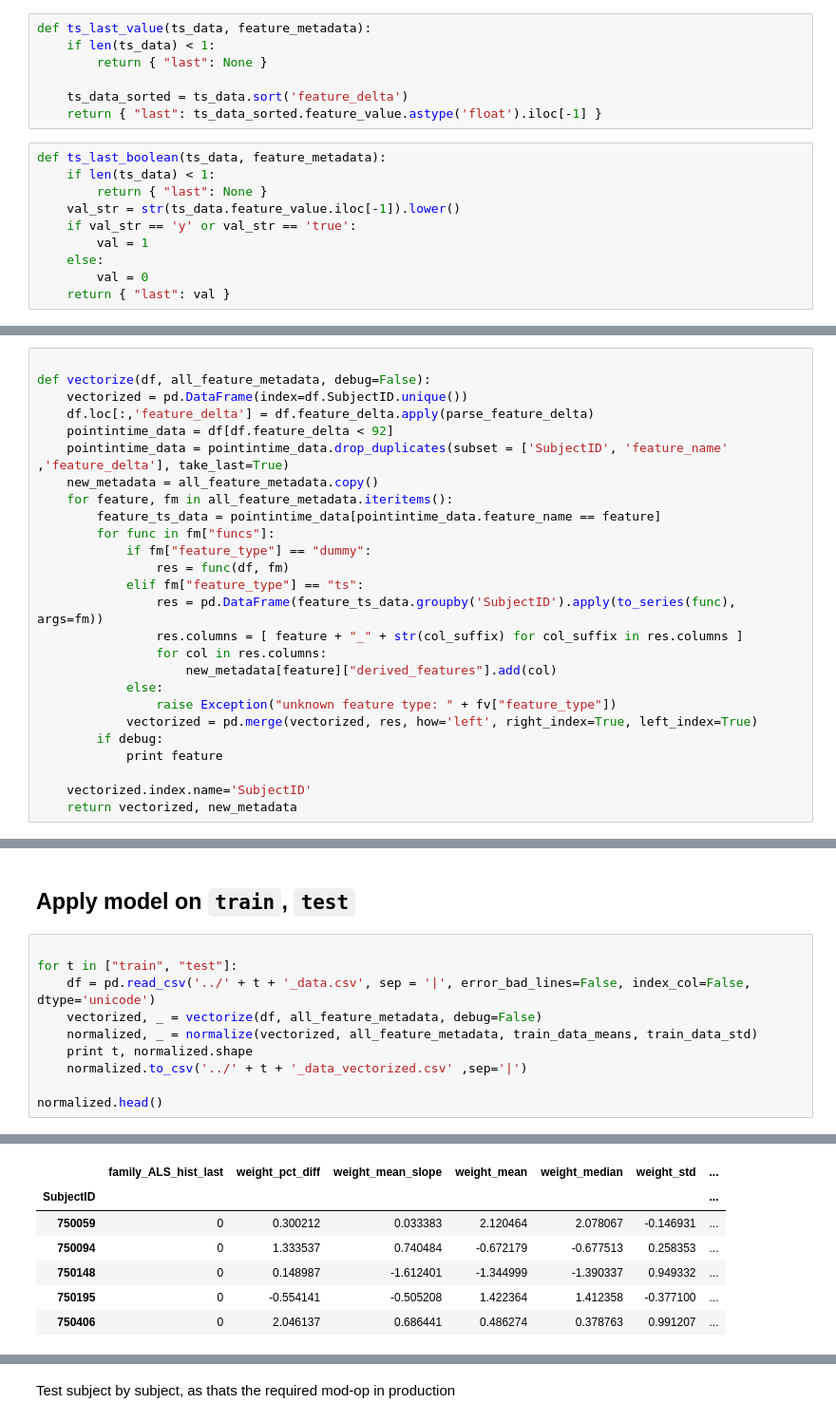
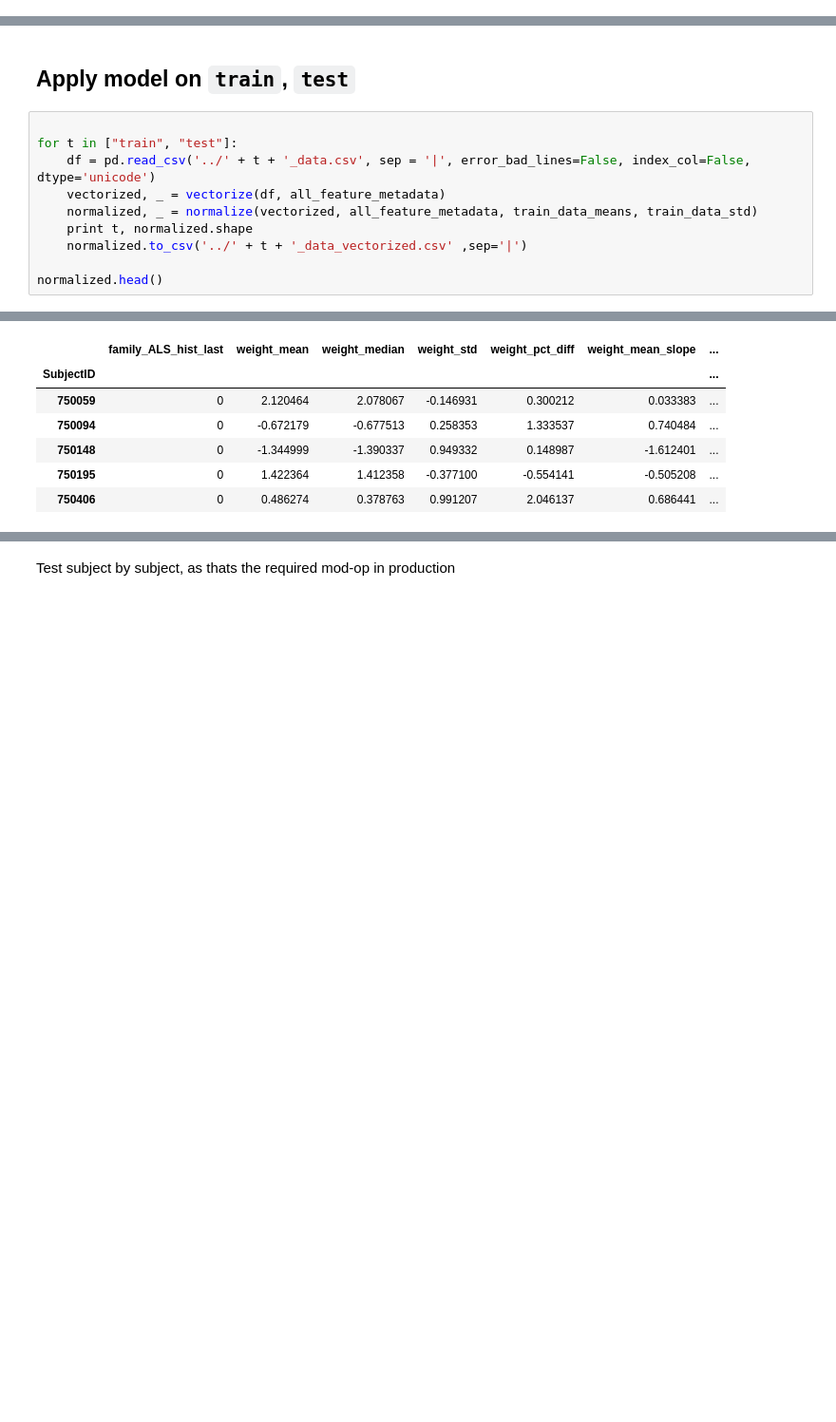
Before and after one commit to ihadanny/turbulence-z-team, a Jupyter notebook: ipython-notebooks/vectorizer_beta.ipynb, the cells around one changed output, grey strips where cells are left out. Shown at 95% size. Drawn from its saved outputs; the diff is of its cells as text; blank space fills up the shorter version.

```diff
--- a/ipython-notebooks/vectorizer_beta.ipynb
+++ b/ipython-notebooks/vectorizer_beta.ipynb
@@ -86,20 +23,3 @@ def ts_mean_slope(ts_data, feature_metadata):
-# %%
-def ts_last_value(ts_data, feature_metadata):
-    if len(ts_data) < 1:
-        return { "last": None }
-
-    ts_data_sorted = ts_data.sort('feature_delta')
-    return { "last": ts_data_sorted.feature_value.astype('float').iloc[-1] }
-# %%
-def ts_last_boolean(ts_data, feature_metadata):
-    if len(ts_data) < 1:
-        return { "last": None }
-    val_str = str(ts_data.feature_value.iloc[-1]).lower()
-    if val_str == 'y' or val_str == 'true':
-        val = 1
-    else:
-        val = 0
-    return { "last": val }
 # %% [markdown]
 # Build metadata: assign features to vectorizing functions
 funcs_to_features arrays define pairs of funcs (can be a list of functions or a single one) and features that should get these functions calculated. Overlapping is allowed.
@@ -191,29 +96,3 @@ def parse_feature_delta(fd):
-# %%
-
-def vectorize(df, all_feature_metadata, debug=False):
-    vectorized = pd.DataFrame(index=df.SubjectID.unique())
-    df.loc[:,'feature_delta'] = df.feature_delta.apply(parse_feature_delta)
-    pointintime_data = df[df.feature_delta < 92]
-    pointintime_data = pointintime_data.drop_duplicates(subset = ['SubjectID', 'feature_name' ,'feature_delta'], take_last=True)
-    new_metadata = all_feature_metadata.copy()
-    for feature, fm in all_feature_metadata.iteritems():
-        feature_ts_data = pointintime_data[pointintime_data.feature_name == feature]
-        for func in fm["funcs"]:
-            if fm["feature_type"] == "dummy":
-                res = func(df, fm)
-            elif fm["feature_type"] == "ts":
-                res = pd.DataFrame(feature_ts_data.groupby('SubjectID').apply(to_series(func), args=fm))
-                res.columns = [ feature + "_" + str(col_suffix) for col_suffix in res.columns ]
-                for col in res.columns:
-                    new_metadata[feature]["derived_features"].add(col)
-            else:
-                raise Exception("unknown feature type: " + fv["feature_type"])
-            vectorized = pd.merge(vectorized, res, how='left', right_index=True, left_index=True)
-        if debug:
-            print feature
-
-    vectorized.index.name='SubjectID'
-    return vectorized, new_metadata
 # %%
 
 vectorized, all_feature_metadata = vectorize(df, all_feature_metadata, debug=True)
@@ -282,23 +161,23 @@ pickle.dump( train_data_std, open('../train_data_std.pickle', 'wb') )
 # %%
 
 for t in ["train", "test"]:
     df = pd.read_csv('../' + t + '_data.csv', sep = '|', error_bad_lines=False, index_col=False, dtype='unicode')
-    vectorized, _ = vectorize(df, all_feature_metadata, debug=False)
+    vectorized, _ = vectorize(df, all_feature_metadata)
     normalized, _ = normalize(vectorized, all_feature_metadata, train_data_means, train_data_std)
     print t, normalized.shape
     normalized.to_csv('../' + t + '_data_vectorized.csv' ,sep='|')
 
 normalized.head()
 # %% [output]
 train (1777, 62)
 test (600, 62)
-|  | family_ALS_hist_last | weight_pct_diff | weight_mean_slope | weight_mean | weight_median | weight_std | ... |
+|  | family_ALS_hist_last | weight_mean | weight_median | weight_std | weight_pct_diff | weight_mean_slope | ... |
 | SubjectID |  |  |  |  |  |  | ... |
-| 750059 | 0 | 0.300212 | 0.033383 | 2.120464 | 2.078067 | -0.146931 | ... |
-| 750094 | 0 | 1.333537 | 0.740484 | -0.672179 | -0.677513 | 0.258353 | ... |
-| 750148 | 0 | 0.148987 | -1.612401 | -1.344999 | -1.390337 | 0.949332 | ... |
-| 750195 | 0 | -0.554141 | -0.505208 | 1.422364 | 1.412358 | -0.377100 | ... |
-| 750406 | 0 | 2.046137 | 0.686441 | 0.486274 | 0.378763 | 0.991207 | ... |
+| 750059 | 0 | 2.120464 | 2.078067 | -0.146931 | 0.300212 | 0.033383 | ... |
+| 750094 | 0 | -0.672179 | -0.677513 | 0.258353 | 1.333537 | 0.740484 | ... |
+| 750148 | 0 | -1.344999 | -1.390337 | 0.949332 | 0.148987 | -1.612401 | ... |
+| 750195 | 0 | 1.422364 | 1.412358 | -0.377100 | -0.554141 | -0.505208 | ... |
+| 750406 | 0 | 0.486274 | 0.378763 | 0.991207 | 2.046137 | 0.686441 | ... |
 5 rows × 62 columns
 # %% [markdown]
 Test subject by subject, as thats the required mod-op in production
```
Also changed, not shown: parts of 13 cells of this notebook, 16 other files.
